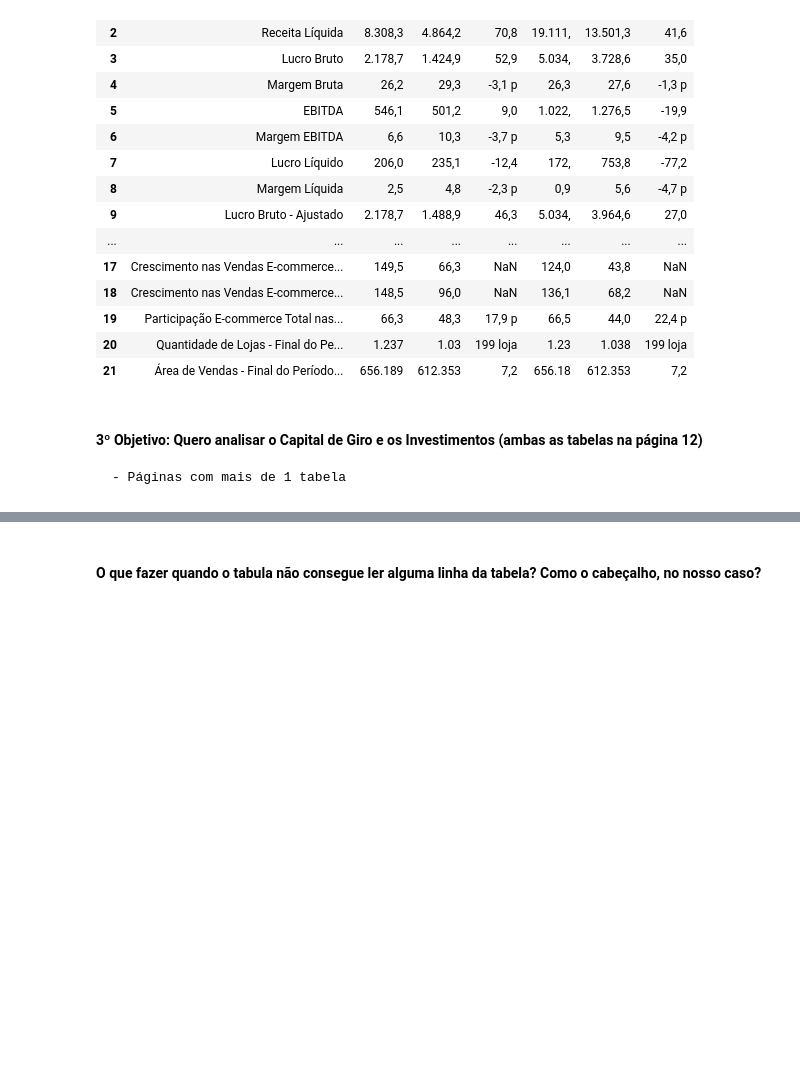
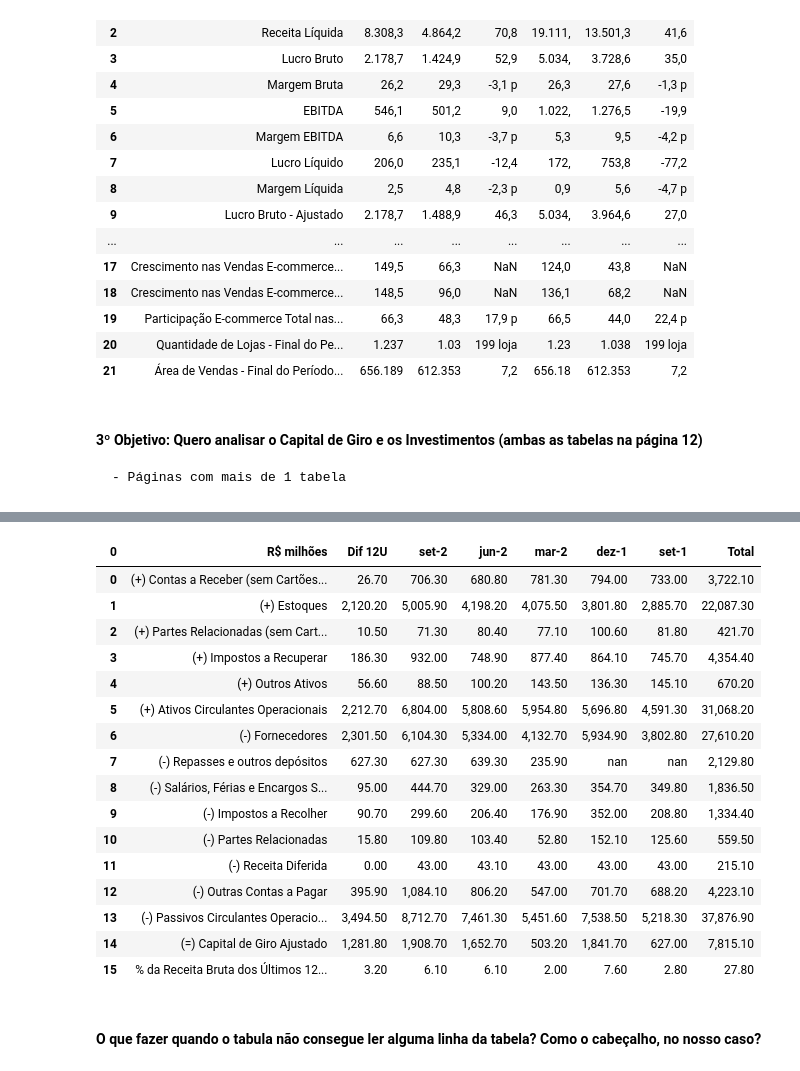
Before and after one commit to EngSivaldo/Int_python_txt_pdf, a Jupyter notebook: Arquivo Inicial PDF.ipynb, the cells around one changed output, grey strips where cells are left out. Cells and saved outputs as stored; diff of their text form; code cells hidden in the pictures; blank space fills up the shorter version.

```diff
--- a/Arquivo Inicial PDF.ipynb
+++ b/Arquivo Inicial PDF.ipynb
@@ -313,3 +658,90 @@ display(df_resultado)
+# %%
+import tabula
+import pandas as pd
+from IPython.display import display
+
+def process_table(file_path, pages, encoding='latin1', lattice=False):
+    # Ler o PDF
+    tabelas = tabula.read_pdf(file_path, pages=pages, encoding=encoding, lattice=lattice)
+
+    if tabelas:
+        df = tabelas[0]
+        df = df.dropna(how='all', axis=0)  # Excluir linhas totalmente vazias
+        df = df.dropna(how='all', axis=1)  # Excluir colunas totalmente vazias
+        df = df.reset_index(drop=True)  # Resetar o índice para iniciar em 0
+        return df
+    else:
+        return pd.DataFrame()  # Retornar um DataFrame vazio se nenhuma tabela for encontrada
+
+# Função para converter valores de texto em números
+def convert_to_numeric(df):
+    # Loop através de cada coluna, começando da segunda coluna até a última
+    for col in df.columns[1:]:
+        # Aplicar uma função lambda em cada elemento da coluna
+        df[col] = df[col].apply(
+            lambda x:
+            # Converter o valor para numérico após remover caracteres não numéricos
+            pd.to_numeric(
+                str(x)  # Converter o valor para string
+                .replace('.', '')  # Remover separadores de milhar (pontos)
+                .replace(',', '.')  # Substituir vírgulas decimais por pontos
+                .replace('(', '')  # Remover parênteses de abertura
+                .replace(')', '')  # Remover parênteses de fechamento
+                .replace('%', '')  # Remover símbolo de porcentagem
+                .replace('-', ''),  # Remover traços
+                errors='coerce'  # Tratar erros de conversão, substituindo valores inválidos por NaN
+            )
+            if pd.notnull(x) else x  # Manter valores nulos (NaN) inalterados
+        )
+    return df  # Retornar o DataFrame atualizado
+
+# Função para formatar todas as colunas numéricas
+def format_columns(df):
+    for col in df.columns[1:]:
+        df[col] = df[col].apply(lambda x: f'{x:,.2f}' if pd.notnull(x) else x)  # Formatar números com 2 casas decimais
+    return df
+
+# Processar a primeira tabela
+file_path = 'MGLU_ER_3T20_POR.pdf'
+pages = 12
+
+df_capitalgiro = process_table(file_path, pages)
+df_capitalgiro = convert_to_numeric(df_capitalgiro)
+
+# Processar a tabela com lattice=True
+df_capitalgiro2 = process_table(file_path, pages, lattice=True)
+if not df_capitalgiro2.empty:
+    colunas = df_capitalgiro2.iloc[0].dropna()  # Obter a primeira linha como colunas e excluir colunas vazias
+    df_capitalgiro.columns = colunas  # Definir os nomes das colunas na tabela original
+
+    # Adicionar a coluna "Total"
+    df_capitalgiro['Total'] = df_capitalgiro.iloc[:, 1:].apply(pd.to_numeric, errors='coerce').sum(axis=1)
+
+    # Formatar todas as colunas numéricas
+    df_capitalgiro = format_columns(df_capitalgiro)
+
+    # Aplicar a função de destaque para a coluna 'Total'
+    styled_df = df_capitalgiro.style.apply(lambda x: ['background-color: red' if col == 'Total' else '' for col in x.index], axis=1)
+
+    display(styled_df)  # Exibir a tabela final com a coluna 'Total' destacada
+# %% [output]
+| 0 | R$ milhões | Dif 12U | set-2 | jun-2 | mar-2 | dez-1 | set-1 | Total |
+| 0 | (+) Contas a Receber (sem Cartões... | 26.70 | 706.30 | 680.80 | 781.30 | 794.00 | 733.00 | 3,722.10 |
+| 1 | (+) Estoques | 2,120.20 | 5,005.90 | 4,198.20 | 4,075.50 | 3,801.80 | 2,885.70 | 22,087.30 |
+| 2 | (+) Partes Relacionadas (sem Cart... | 10.50 | 71.30 | 80.40 | 77.10 | 100.60 | 81.80 | 421.70 |
+| 3 | (+) Impostos a Recuperar | 186.30 | 932.00 | 748.90 | 877.40 | 864.10 | 745.70 | 4,354.40 |
+| 4 | (+) Outros Ativos | 56.60 | 88.50 | 100.20 | 143.50 | 136.30 | 145.10 | 670.20 |
+| 5 | (+) Ativos Circulantes Operacionais | 2,212.70 | 6,804.00 | 5,808.60 | 5,954.80 | 5,696.80 | 4,591.30 | 31,068.20 |
+| 6 | (-) Fornecedores | 2,301.50 | 6,104.30 | 5,334.00 | 4,132.70 | 5,934.90 | 3,802.80 | 27,610.20 |
+| 7 | (-) Repasses e outros depósitos | 627.30 | 627.30 | 639.30 | 235.90 | nan | nan | 2,129.80 |
+| 8 | (-) Salários, Férias e Encargos S... | 95.00 | 444.70 | 329.00 | 263.30 | 354.70 | 349.80 | 1,836.50 |
+| 9 | (-) Impostos a Recolher | 90.70 | 299.60 | 206.40 | 176.90 | 352.00 | 208.80 | 1,334.40 |
+| 10 | (-) Partes Relacionadas | 15.80 | 109.80 | 103.40 | 52.80 | 152.10 | 125.60 | 559.50 |
+| 11 | (-) Receita Diferida | 0.00 | 43.00 | 43.10 | 43.00 | 43.00 | 43.00 | 215.10 |
+| 12 | (-) Outras Contas a Pagar | 395.90 | 1,084.10 | 806.20 | 547.00 | 701.70 | 688.20 | 4,223.10 |
+| 13 | (-) Passivos Circulantes Operacio... | 3,494.50 | 8,712.70 | 7,461.30 | 5,451.60 | 7,538.50 | 5,218.30 | 37,876.90 |
+| 14 | (=) Capital de Giro Ajustado | 1,281.80 | 1,908.70 | 1,652.70 | 503.20 | 1,841.70 | 627.00 | 7,815.10 |
+| 15 | % da Receita Bruta dos Últimos 12... | 3.20 | 6.10 | 6.10 | 2.00 | 7.60 | 2.80 | 27.80 |
 # %% [markdown]
 #### O que fazer quando o tabula não consegue ler alguma linha da tabela? Como o cabeçalho, no nosso caso?
 # %% [markdown]
```
Also changed, not shown: parts of 6 cells of this notebook.
